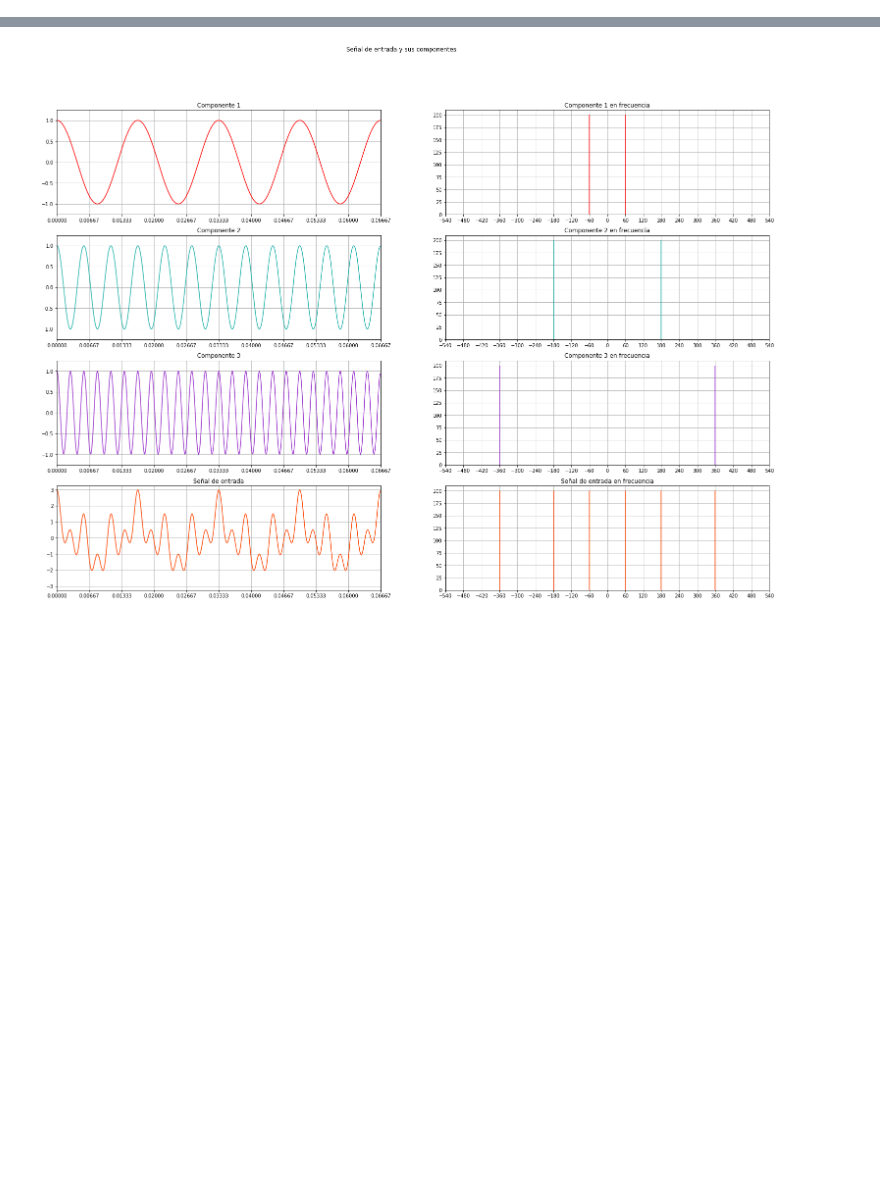
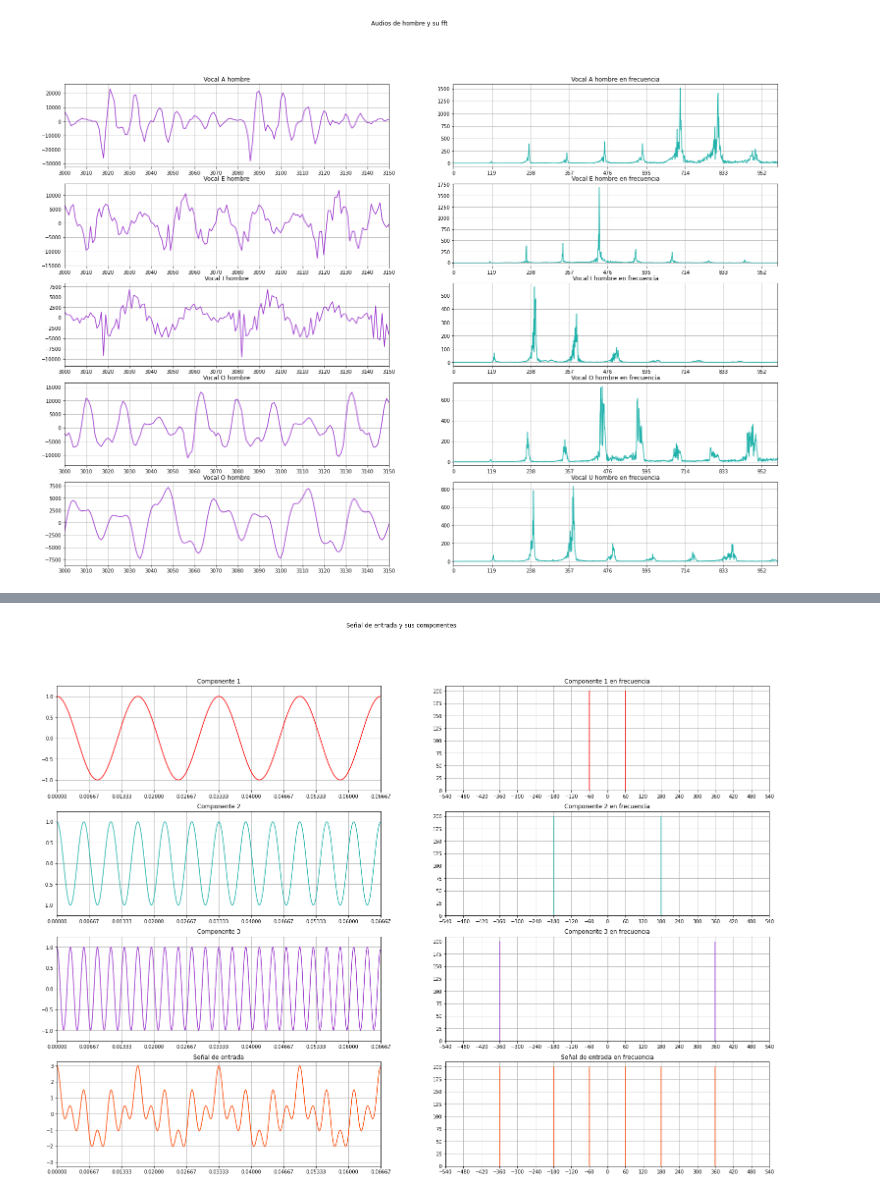
Before and after one commit to ChristopherMoralesA/Lab-Tarea-7, a Jupyter notebook: Lab_Tarea_7.ipynb, the cells around one changed output, grey strips where cells are left out. Cells and saved outputs as stored; diff of their text form; code cells hidden in the pictures; blank space fills up the shorter version.

```diff
--- a/Lab_Tarea_7.ipynb
+++ b/Lab_Tarea_7.ipynb
@@ -12,10 +12,19 @@ from scipy.fft import fft, fftfreq
 #Funcion para realizar un FFT de una señal (Usado en la tarea 3)
 nsamples = 150
 sample_rate = 8000
-t = np.linspace(0,0.01875,nsamples)
 
 def plotfft(func):
     F = fft(func)
     tf = fftfreq(nsamples,1/sample_rate)
     return tf,F
+
+def plotfftaudio(x,Fs):
+    fouriertransform = fft(x)/len(x)
+    fouriertransform = fouriertransform[range(int(len(x)/2))]
+
+    tpCount = len(x)
+    values = np.arange(int(tpCount/2))
+    timePeriod = tpCount/Fs
+    frequencies = values/timePeriod
+    return frequencies, abs(fouriertransform)
 # %% [markdown]
@@ -76,0 +55,73 @@ print(freq)
+# %%
+#Graficos de las diferentes vocales para un hombre y su fft
+fig1, axs = plt.subplots(5,2,figsize=(26,18))
+fig1.suptitle('Audios de hombre y su fft')
+
+x = ha
+Fs_x = Fs_ha
+axs[0,0].plot(x,color='darkorchid')
+axs[0,0].set(xlim=(3000,3000+nsamples))
+axs[0,0].set_title('Vocal A hombre')
+axs[0,0].xaxis.set_major_locator(MultipleLocator(10))
+axs[0,0].grid()
+Mf, M = plotfftaudio(x,Fs_x)
+axs[0,1].set(xlim=(0,1000),xticks=(range(0,1000,119)))
+axs[0,1].plot(Mf,M,color='lightseagreen')
+axs[0,1].set_title('Vocal A hombre en frecuencia')
+axs[0,1].grid()
+
+x = he
+Fs_x = Fs_he
+axs[1,0].plot(x,color='darkorchid')
+axs[1,0].set(xlim=(3000,3000+nsamples))
+axs[1,0].set_title('Vocal E hombre')
+axs[1,0].xaxis.set_major_locator(MultipleLocator(10))
+axs[1,0].grid()
+Mf, M = plotfftaudio(x,Fs_x)
+axs[1,1].set(xlim=(0,1000),xticks=(range(0,1000,119)))
+axs[1,1].plot(Mf,M,color='lightseagreen')
+axs[1,1].set_title('Vocal E hombre en frecuencia')
+axs[1,1].grid()
+
+x = hi
+Fs_x = Fs_hi
+axs[2,0].plot(x,color='darkorchid')
+axs[2,0].set(xlim=(3000,3000+nsamples))
+axs[2,0].set_title('Vocal I hombre')
+axs[2,0].xaxis.set_major_locator(MultipleLocator(10))
+axs[2,0].grid()
+Mf, M = plotfftaudio(x,Fs_x)
+axs[2,1].set(xlim=(0,1000),xticks=(range(0,1000,119)))
+axs[2,1].plot(Mf,M,color='lightseagreen')
+axs[2,1].set_title('Vocal I hombre en frecuencia')
+axs[2,1].grid()
+
+x = ho
+Fs_x = Fs_ho
+axs[3,0].plot(x,color='darkorchid')
+axs[3,0].set(xlim=(3000,3000+nsamples))
+axs[3,0].set_title('Vocal O hombre')
+axs[3,0].xaxis.set_major_locator(MultipleLocator(10))
+axs[3,0].grid()
+Mf, M = plotfftaudio(x,Fs_x)
+axs[3,1].set(xlim=(0,1000),xticks=(range(0,1000,119)))
+axs[3,1].plot(Mf,M,color='lightseagreen')
+axs[3,1].set_title('Vocal O hombre en frecuencia')
+axs[3,1].grid()
+
+x = hu
+Fs_x = Fs_hu
+axs[4,0].plot(x,color='darkorchid')
+axs[4,0].set(xlim=(3000,3000+nsamples))
+axs[4,0].set_title('Vocal O hombre')
+axs[4,0].xaxis.set_major_locator(MultipleLocator(10))
+axs[4,0].grid()
+Mf, M = plotfftaudio(x,Fs_x)
+axs[4,1].set(xlim=(0,1000),xticks=(range(0,1000,119)))
+axs[4,1].plot(Mf,M,color='lightseagreen')
+axs[4,1].set_title('Vocal U hombre en frecuencia')
+axs[4,1].grid()
+
+plt.show()
+# %% [output]
+[figure, added]
```
Also changed, not shown: parts of 30 cells of this notebook, 1 other file.
